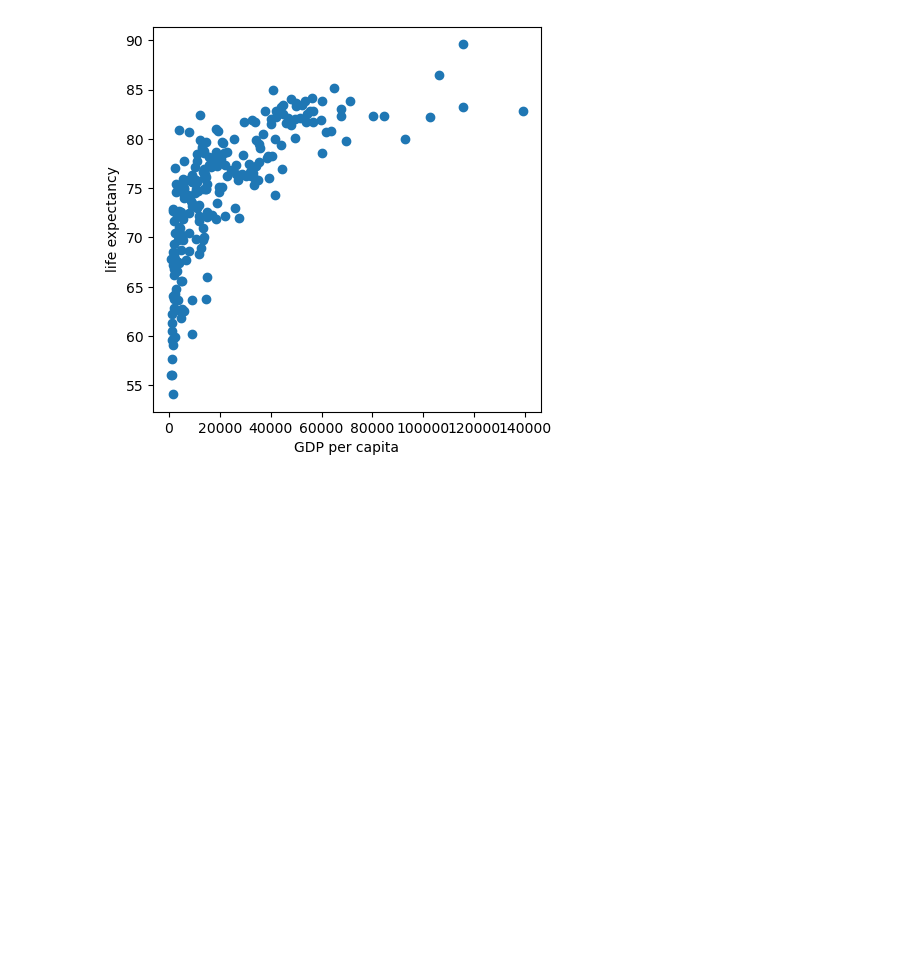
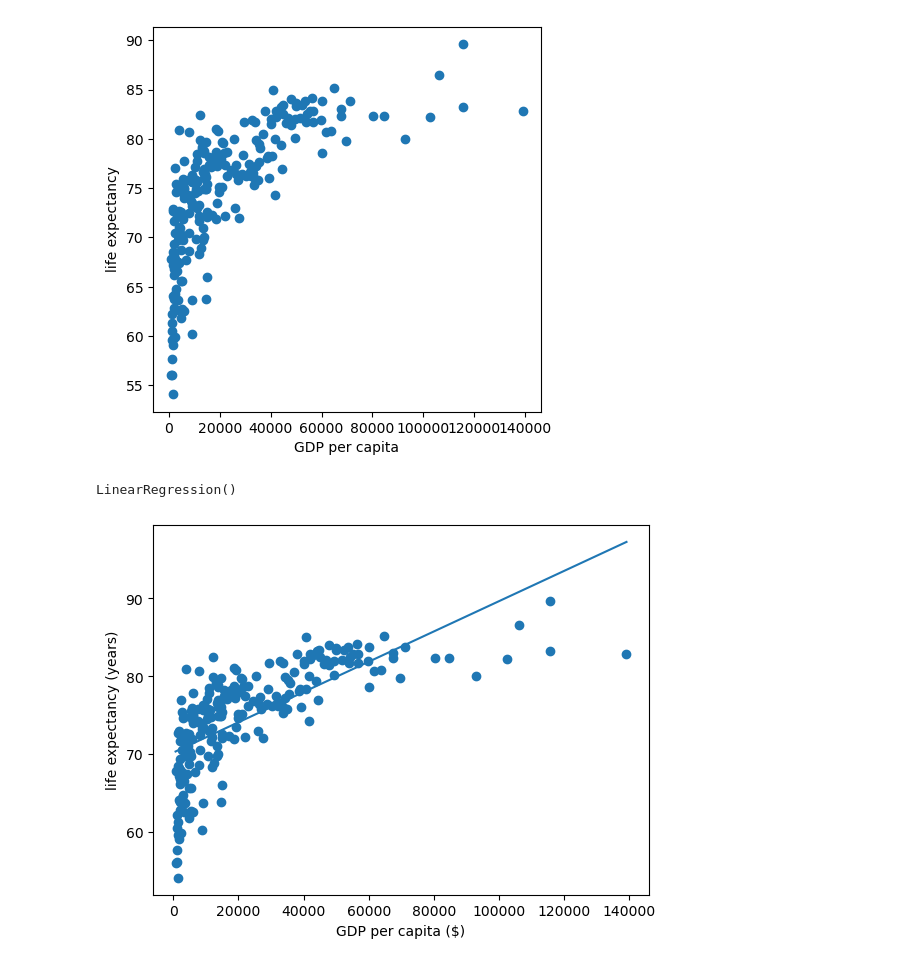
Before and after one commit to shirleytemples/datascienceprojects, a Jupyter notebook: Supervised_example.ipynb, the cells around one changed output. Saved outputs shown, nothing was run; the diff lists cells and outputs as text; code cells hidden in the pictures; blank space fills up the shorter version.

```diff
--- a/Supervised_example.ipynb
+++ b/Supervised_example.ipynb
@@ -56,5 +86,5 @@ y = dependent.values.reshape(-1,1)
 # %%
 #data1 = data[data['class'] =='Abnormal']
 # %%
-X = X.flatten() if isinstance(X, np.ndarray) else X
-y = y.flatten() if isinstance(y, np.ndarray) else y
+#X = X.flatten() if isinstance(X, np.ndarray) else X
+#y = y.flatten() if isinstance(y, np.ndarray) else y
@@ -111,4 +101,6 @@ from sklearn.linear_model import LinearRegression
 # %%
 reg = LinearRegression()
 # %%
-training data, testing data
+reg.fit(X,y)
+# %% [output]
+LinearRegression()
@@ -116,0 +107,10 @@ X_train, y_train, X_test, y_test = train_test_split(X,y,test = 0.2, randomNum =
+# %%
+predictions = reg.predict(X)
+# %%
+plt.scatter(X,y)
+plt.plot(X, predictions)
+plt.ylabel("life expectancy (years)")
+plt.xlabel("GDP per capita ($)")
+plt.show()
+# %% [output]
+[figure, added]
```
Also changed, not shown: parts of 6 cells of this notebook.
